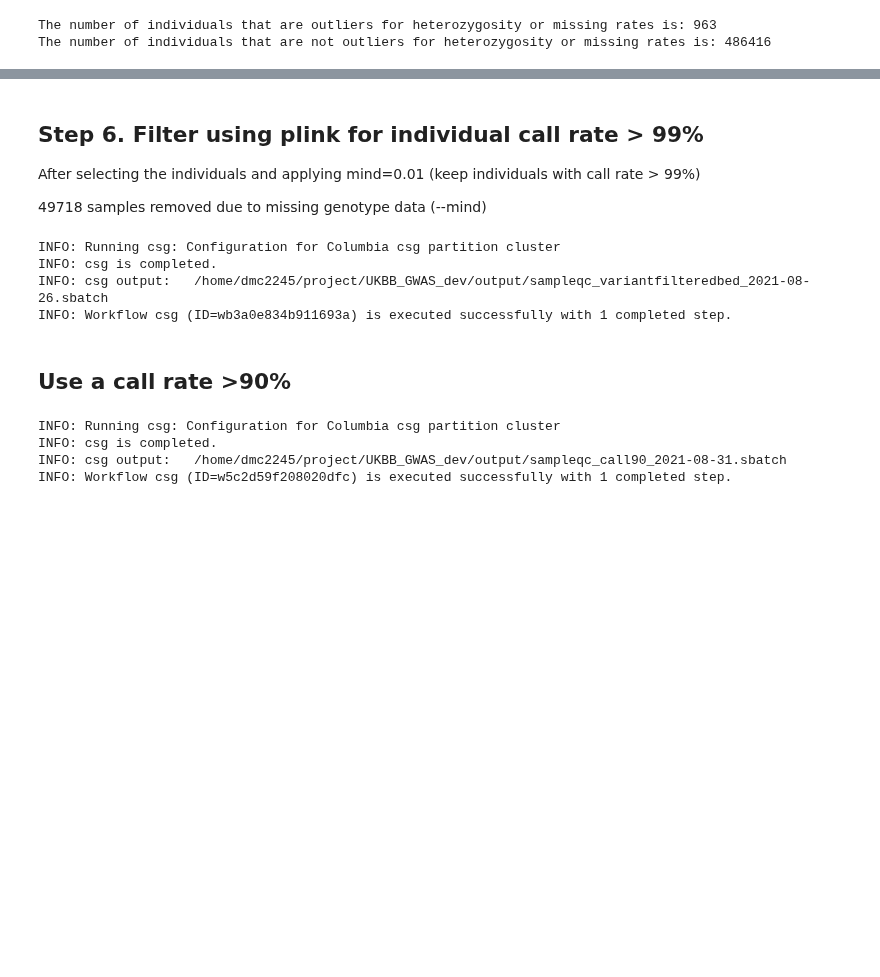
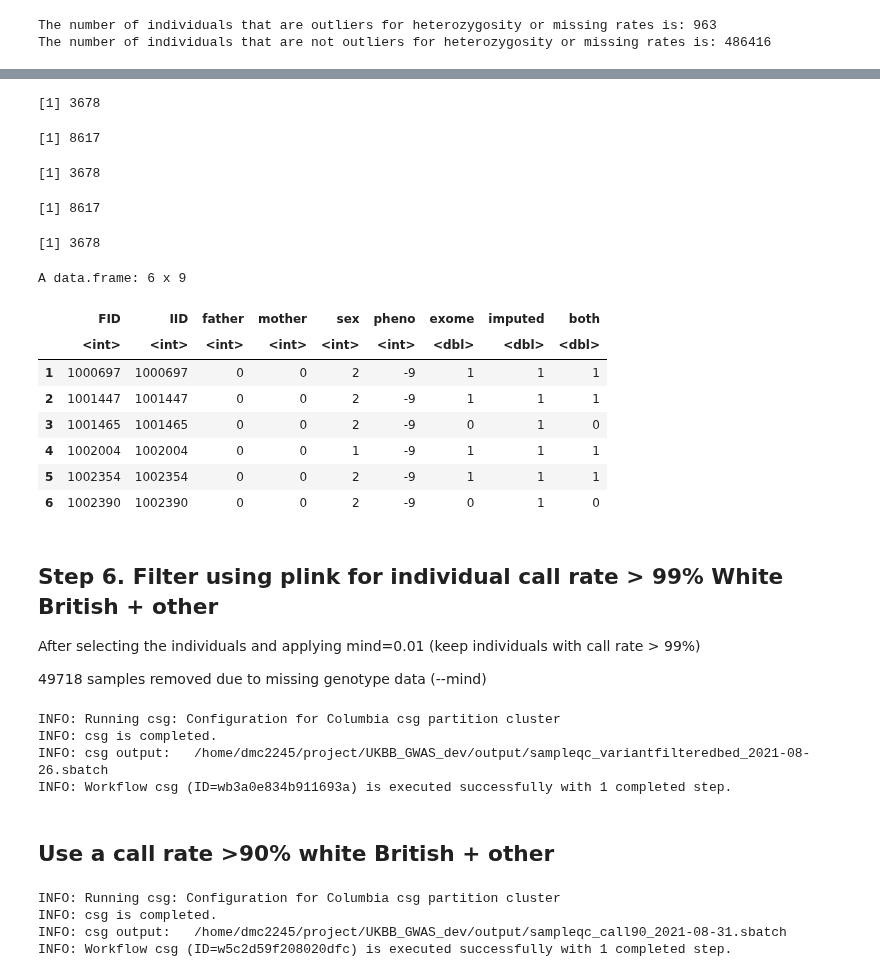
Before and after one commit to statgenetics/UKBB_GWAS_dev, a Jupyter notebook: workflow/UKBB_QC_genoarray.ipynb, the cells around one changed output, grey strips where cells are left out. Saved outputs shown, nothing was run; the diff lists cells and outputs as text; code cells hidden in the pictures; blank space fills up the shorter version.

```diff
--- a/workflow/UKBB_QC_genoarray.ipynb
+++ b/workflow/UKBB_QC_genoarray.ipynb
@@ -320,0 +884,4 @@ ID_keep <- data.haveboth[,1, drop=FALSE]
+# %%
+#For the 500K individuals
+african_qc <- read.table("~/UKBiobank/genotype_files_processed/010622_african_9096ind/010722_sample_var_final_qc/cache/UKB_genotypedatadownloaded083019.010722_sample_var_final_qc.filtered.extracted.fam")
+names(african_qc) <-c("FID","IID","father", "mother", "sex", "pheno")
@@ -320,0 +906,35 @@ ID_keep <- data.haveboth[,1, drop=FALSE]
+# %%
+nrow(african_exome)
+# %% [output]
+[1] 3678
+# %%
+african_imput <- african_qc %>%
+    filter(IID %in% imput_id$ID_1) %>%
+    select ("FID", "IID")
+nrow(african_imput)
+# %% [output]
+[1] 8617
+# %%
+african_full <- african_qc %>%
+  mutate(exome = if_else(IID %in% exome_id$IID,1 , 0),
+         imputed = if_else(IID %in% imput_id$ID_1,1, 0),
+         both = if_else (exome == 1 & imputed == 1, 1, 0))
+nrow(african_full[african_full$exome == 1,]) #making sure numbers match
+nrow(african_full[african_full$imputed == 1,]) #making sure numbers match
+nrow(african_full[african_full$both == 1,])
+# %% [output]
+[1] 3678
+[1] 8617
+[1] 3678
+# %%
+head(african_full)
+# %% [output]
+A data.frame: 6 x 9
+|  | FID | IID | father | mother | sex | pheno | exome | imputed | both |
+|  | <int> | <int> | <int> | <int> | <int> | <int> | <dbl> | <dbl> | <dbl> |
+| 1 | 1000697 | 1000697 | 0 | 0 | 2 | -9 | 1 | 1 | 1 |
+| 2 | 1001447 | 1001447 | 0 | 0 | 2 | -9 | 1 | 1 | 1 |
+| 3 | 1001465 | 1001465 | 0 | 0 | 2 | -9 | 0 | 1 | 0 |
+| 4 | 1002004 | 1002004 | 0 | 0 | 1 | -9 | 1 | 1 | 1 |
+| 5 | 1002354 | 1002354 | 0 | 0 | 2 | -9 | 1 | 1 | 1 |
+| 6 | 1002390 | 1002390 | 0 | 0 | 2 | -9 | 0 | 1 | 0 |
@@ -321,5 +943,5 @@ ID_keep <- data.haveboth[,1, drop=FALSE]
 # %% [markdown]
-## Step 6. Filter using plink for individual call rate > 99%
+## Step 6. Filter using plink for individual call rate > 99% White British + other
 
 After selecting the individuals and applying mind=0.01 (keep individuals with call rate > 99%)
 
@@ -375,7 +997,7 @@ INFO: csg is completed.
 INFO: csg output:   /home/dmc2245/project/UKBB_GWAS_dev/output/sampleqc_variantfilteredbed_2021-08-26.sbatch
 INFO: Workflow csg (ID=wb3a0e834b911693a) is executed successfully with 1 completed step.
 # %% [markdown]
-## Use a call rate >90%
+## Use a call rate >90% white British + other
 # %%
 # This is the path to the data transferred from Yale
 UKBB_yale=/mnt/mfs/statgen/archive/UKBiobank_Yale_transfer
```
Also changed, not shown: parts of 51 cells of this notebook, 4 other files.
